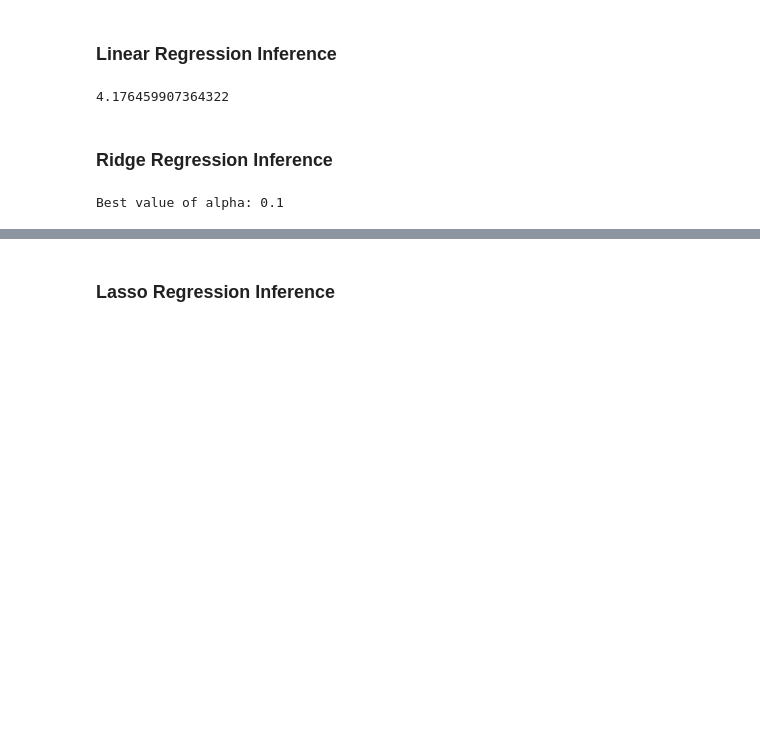
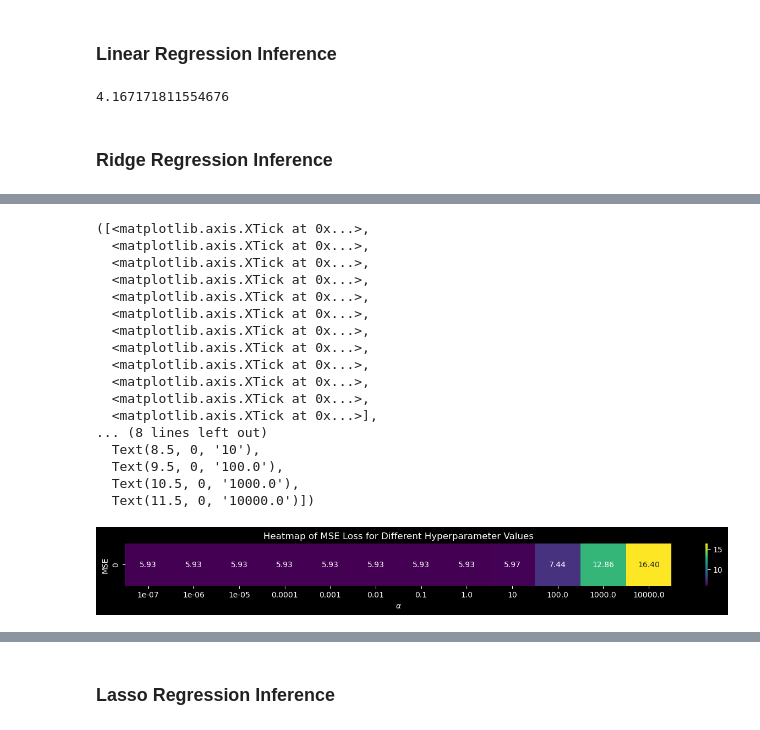
Before and after one commit to alihuss1017/ECE-225A, a Jupyter notebook: main.ipynb, the cells around one changed output, grey strips where cells are left out. Saved outputs shown, nothing was run; the diff lists cells and outputs as text; code cells hidden in the pictures; blank space fills up the shorter version.

Commit message:
[ADD] hyperparameter heatmaps

```diff
--- a/main.ipynb
+++ b/main.ipynb
@@ -158,6 +158,7 @@ from sklearn.linear_model import LinearRegression
 from sklearn.metrics import mean_squared_error
 
 X_train, X_test, Y_train, Y_test = train_test_split(X, Y, test_size = 0.2, random_state = 42)
+X_train, X_val, Y_train, Y_val = train_test_split(X_train, Y_train, test_size = 0.25, random_state = 42)
 
 model = LinearRegression()
 model.fit(X_train, Y_train)
@@ -165,18 +166,25 @@ Y_pred = model.predict(X_test)
 
 print(mean_squared_error(Y_test, Y_pred))
 # %% [output]
-4.176459907364322
+4.167171811554676
 # %% [markdown]
 ### Ridge Regression Inference
-# %%
-from sklearn.linear_model import Ridge
-from sklearn.model_selection import GridSearchCV
-
-alpha = {'alpha': [10e-4, 10e-3, 10e-2, 10e-1, 10, 10e1, 10e2, 10e3]}
-
-grid_search = GridSearchCV(Ridge(), alpha, cv = 5)
-grid_search.fit(X_train, Y_train)
-
-print(f"Best value of alpha: {grid_search.best_params_['alpha']}")
-# %% [output]
-Best value of alpha: 0.1
+# %%
+from sklearn.linear_model import Ridge
+from sklearn.model_selection import GridSearchCV
+import numpy as np
+
+alphas = [10e-8, 10e-7, 10e-6, 10e-5, 10e-4, 10e-3, 10e-2, 10e-1, 10, 10e1, 10e2, 10e3]
+results = []
+for alpha in alphas:
+    model = Ridge(alpha = alpha)
+    model.fit(X_train, Y_train)
+    Y_pred = model.predict(X_val)
+    results.append(mean_squared_error(Y_val, Y_pred))
+
+plt.figure(figsize = (16, 1))
+sns.heatmap(np.array(results).reshape(1, len(results)), annot = True, fmt = '.2f', cmap = 'viridis')
+plt.title("Heatmap of MSE Loss for Different Hyperparameter Values in Ridge Regression")
+plt.xlabel(r'$\alpha$')
+plt.xticks(ticks = np.arange(len(alphas)) + 0.5, labels = alphas)
+# %% [output]
@@ -183 +203,19 @@ Best value of alpha: 0.1
+([<matplotlib.axis.XTick at 0x...>,
+  <matplotlib.axis.XTick at 0x...>,
+  <matplotlib.axis.XTick at 0x...>,
+  <matplotlib.axis.XTick at 0x...>,
+  <matplotlib.axis.XTick at 0x...>,
+  <matplotlib.axis.XTick at 0x...>,
+  <matplotlib.axis.XTick at 0x...>,
+  <matplotlib.axis.XTick at 0x...>,
+  <matplotlib.axis.XTick at 0x...>,
+  <matplotlib.axis.XTick at 0x...>,
+  <matplotlib.axis.XTick at 0x...>,
+  <matplotlib.axis.XTick at 0x...>],
+... (8 lines left out)
+  Text(8.5, 0, '10'),
+  Text(9.5, 0, '100.0'),
+  Text(10.5, 0, '1000.0'),
+  Text(11.5, 0, '10000.0')])
+[figure, added]
 # %%
```
Also changed, not shown: parts of 15 cells of this notebook.
